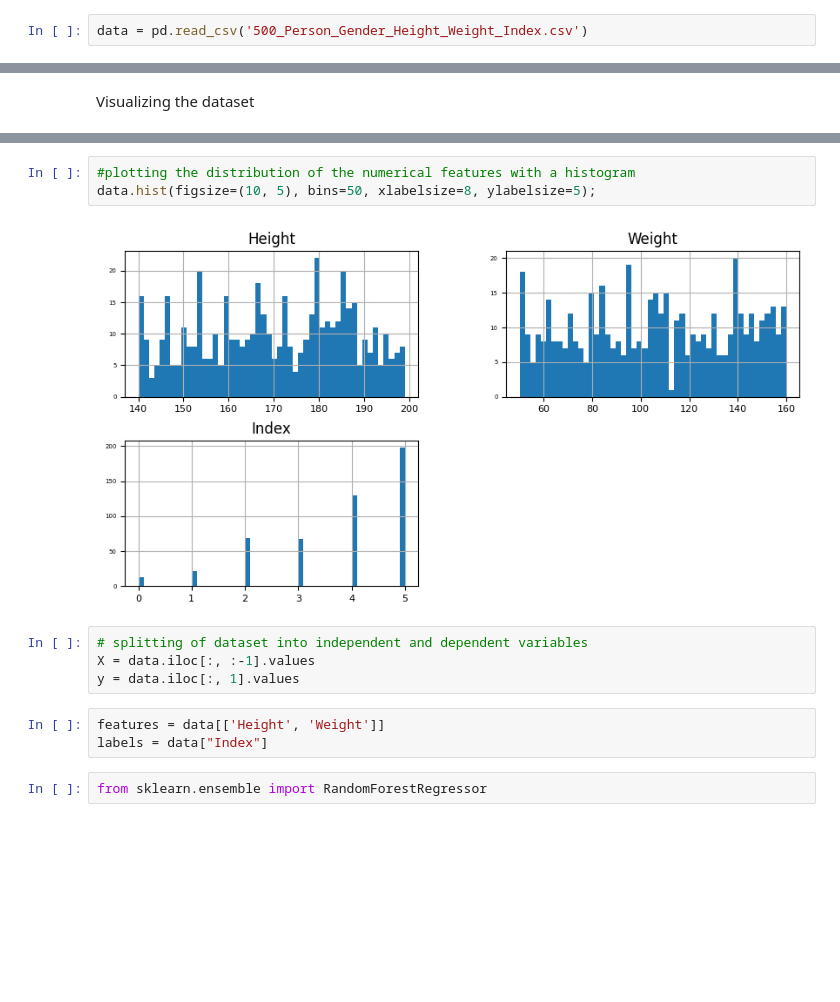
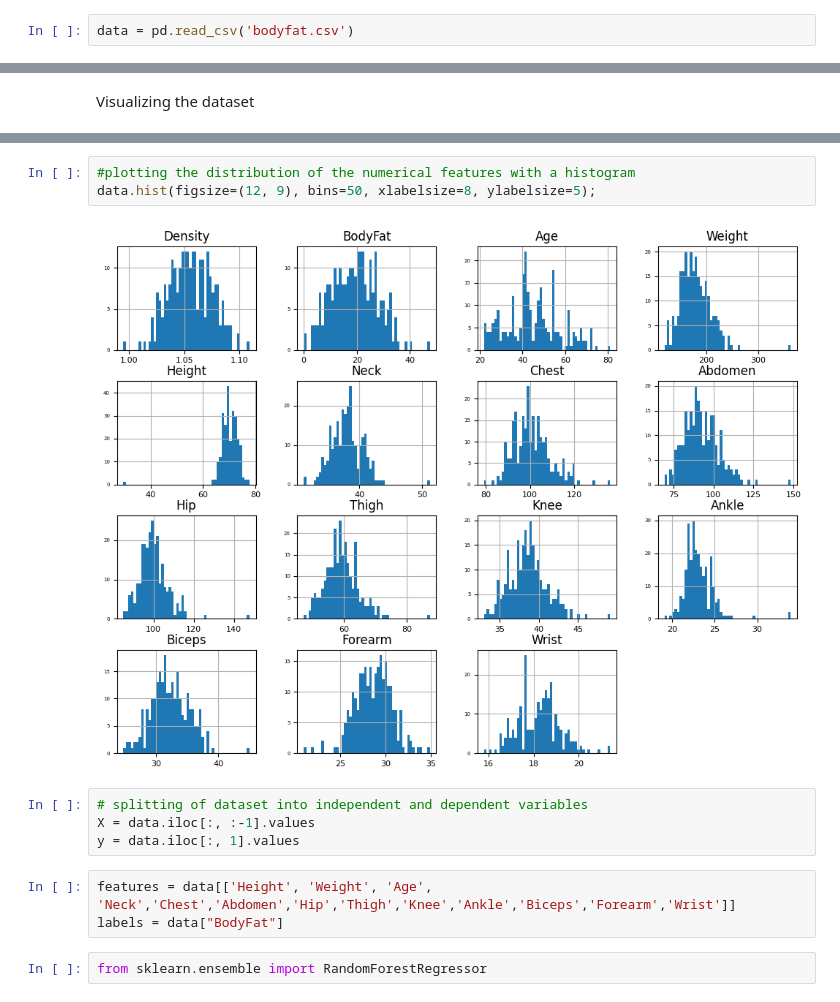
Before and after one commit to gideon-ogunbanjo/ModelX, a Jupyter notebook: modelX.ipynb, the cells around one changed output, grey strips where cells are left out. Saved outputs shown, nothing was run; the diff lists cells and outputs as text; blank space fills up the shorter version.

```diff
--- a/modelX.ipynb
+++ b/modelX.ipynb
@@ -4,7 +4,7 @@ import pandas as pd
 import matplotlib.pyplot as plt
 import seaborn as sns
 # %%
-data = pd.read_csv('500_Person_Gender_Height_Weight_Index.csv')
+data = pd.read_csv('bodyfat.csv')
 # %%
 data.head()
 # %% [output]
@@ -88,15 +88,15 @@ sns.heatmap(data.corr())
 # %%
 #plotting the distribution of the numerical features with a histogram
-data.hist(figsize=(10, 5), bins=50, xlabelsize=8, ylabelsize=5);
+data.hist(figsize=(12, 9), bins=50, xlabelsize=8, ylabelsize=5);
 # %% [output]
-[figure, old version]
+[figure, new version]
 # %%
 # splitting of dataset into independent and dependent variables
 X = data.iloc[:, :-1].values
 y = data.iloc[:, 1].values
 # %%
-features = data[['Height', 'Weight']]
-labels = data["Index"]
+features = data[['Height', 'Weight', 'Age', 'Neck','Chest','Abdomen','Hip','Thigh','Knee','Ankle','Biceps','Forearm','Wrist']]
+labels = data["BodyFat"]
 # %%
 from sklearn.ensemble import RandomForestRegressor
 # %%
```
Also changed, not shown: parts of 9 cells of this notebook.
